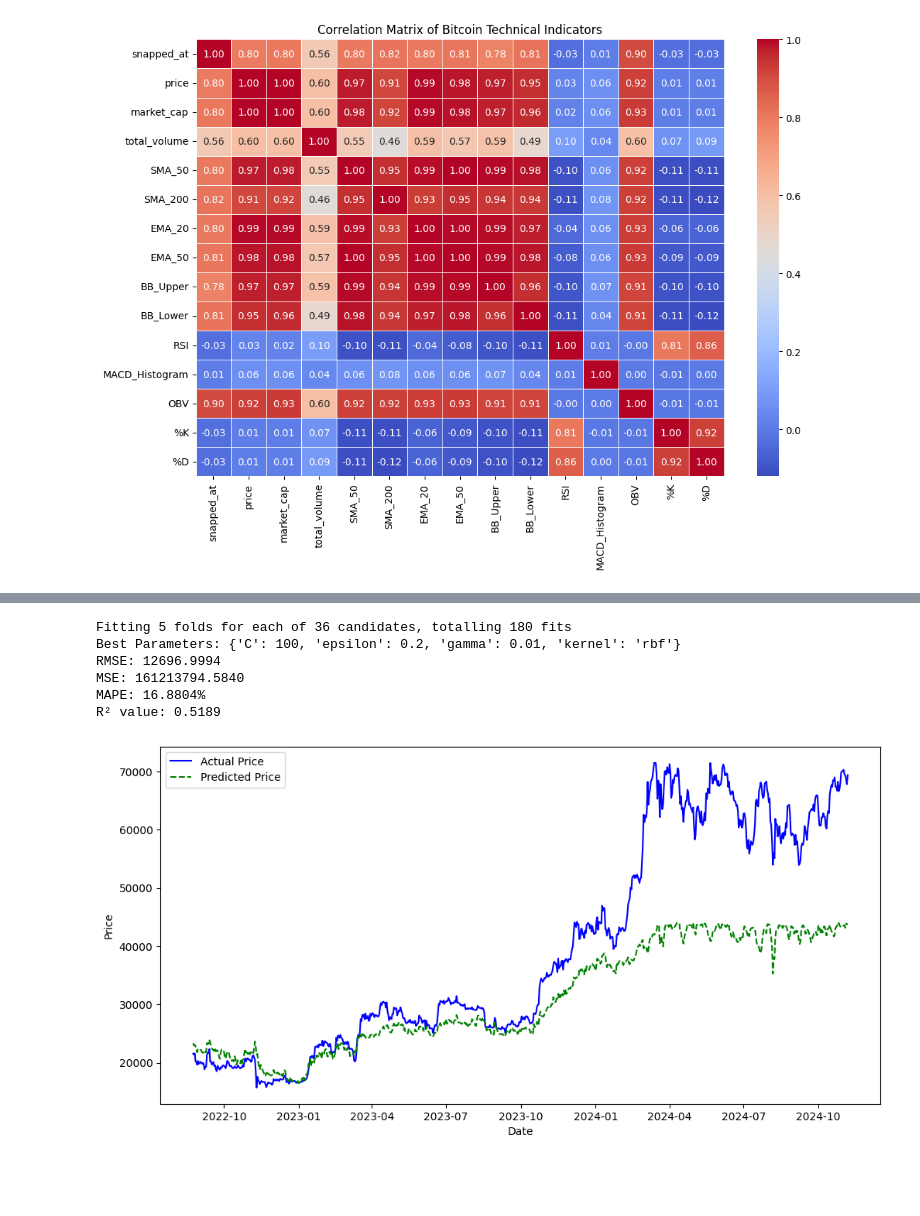
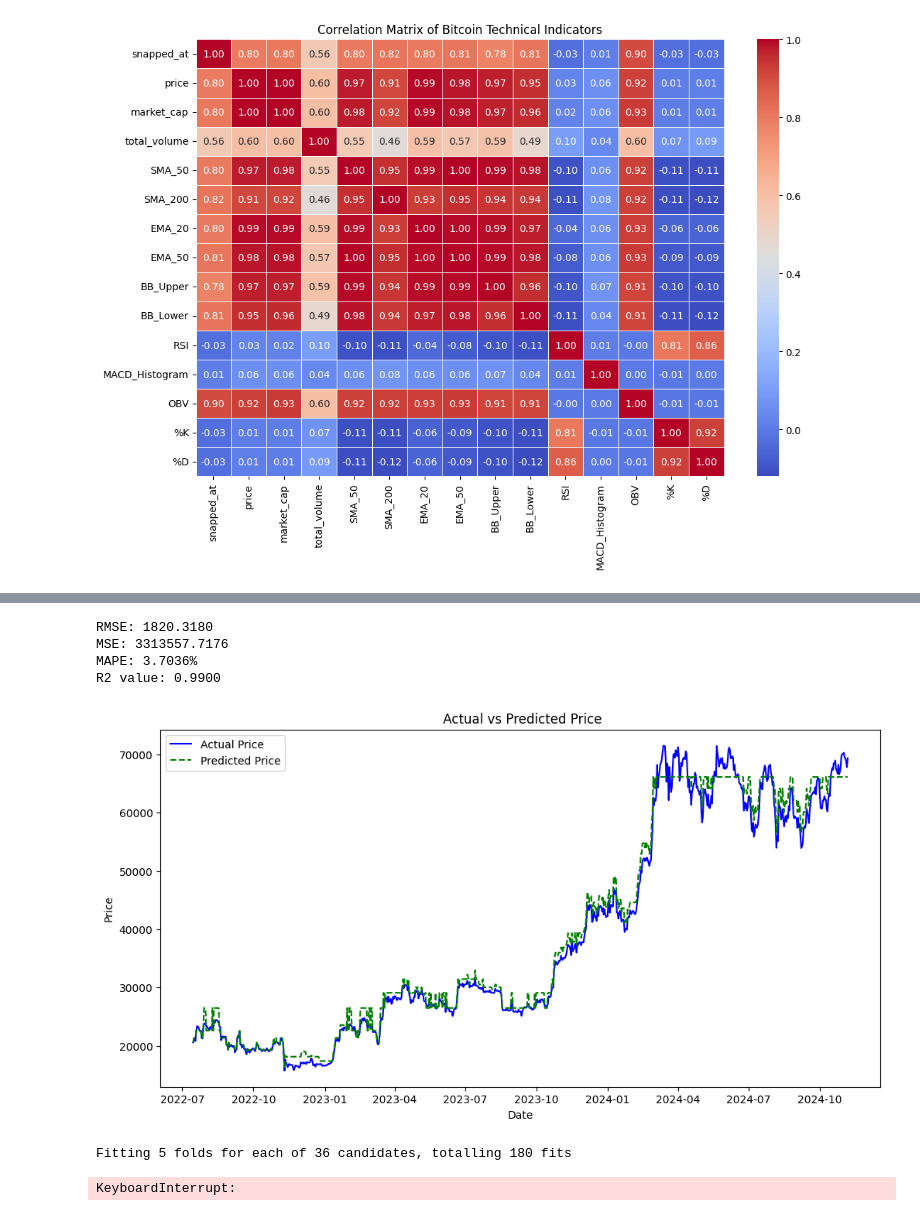
Before and after one commit to SaiTejaBorgam/Data-Science-Project, a Jupyter notebook: Project code.ipynb, the cells around one changed output, grey strips where cells are left out. Cells and saved outputs as stored; diff of their text form; code cells hidden in the pictures; blank space fills up the shorter version.

Commit message:
xgboost and decision trees regressor , changed few splits from regular splits to time series splits to see how it goes and few other modifications

```diff
--- a/Project code.ipynb
+++ b/Project code.ipynb
@@ -483,3 +480,50 @@ plt.show()
+# %%
+import numpy as np
+import pandas as pd
+from sklearn.tree import DecisionTreeRegressor
+
+features = ['market_cap', 'total_volume', 'SMA_50', 'SMA_200', 'EMA_20', 'EMA_50', 'BB_Upper', 'BB_Lower', 'RSI', 'MACD_Histogram', 'OBV', '%K', '%D']
+target = 'price'
+
+X = Bitcoin_TI[features]
+y = Bitcoin_TI[target]
+
+X_train, X_test, y_train, y_test = train_test_split(X, y, test_size=0.2, random_state=42, shuffle=False)
+
+scaler = StandardScaler()
+X_train_scaled = scaler.fit_transform(X_train)
+X_test_scaled = scaler.transform(X_test)
+
+model = DecisionTreeRegressor(max_depth=10, min_samples_split=10, min_samples_leaf=5, random_state=42)
+model.fit(X_train_scaled, y_train)
+
+y_pred = model.predict(X_test_scaled)
+
+mse = mean_squared_error(y_test, y_pred)
+mae = mean_absolute_error(y_test, y_pred)
+r2 = r2_score(y_test, y_pred)
+rmse = np.sqrt(mse)
+mape = np.mean(np.abs((y_test - y_pred) / y_test)) * 100
+
+print(f"RMSE: {rmse:.4f}")
+print(f"MSE: {mse:.4f}")
+print(f"MAPE: {mape:.4f}%")
+print(f"R2 value: {r2:.4f}")
+
+plt.figure(figsize=(12, 6))
+plt.plot(y_test.index, y_test, label="Actual Price", color='blue')
+plt.plot(y_test.index, y_pred, label="Predicted Price", linestyle='--', color='green')
+plt.title(' Actual vs Predicted Price')
+plt.xlabel('Date')
+plt.ylabel('Price')
+plt.legend()
+plt.show()
+# %% [output]
+RMSE: 1820.3180
+MSE: 3313557.7176
+MAPE: 3.7036%
+R2 value: 0.9900
+[figure, added]
 # %%
 from sklearn.model_selection import GridSearchCV
 
@@ -511,14 +555,10 @@ mape = np.mean(np.abs((y_test - y_pred) / y_test)) * 100
 print(f"RMSE: {rmse:.4f}")
 print(f"MSE: {mse:.4f}")
 print(f"MAPE: {mape:.4f}%")
-print(f"R² value: {r2:.4f}")
+print(f"R2 value: {r2:.4f}")
 # %% [output]
 Fitting 5 folds for each of 36 candidates, totalling 180 fits
-Best Parameters: {'C': 100, 'epsilon': 0.2, 'gamma': 0.01, 'kernel': 'rbf'}
-RMSE: 12696.9994
-MSE: 161213794.5840
-MAPE: 16.8804%
-R² value: 0.5189
+KeyboardInterrupt:
 # %%
 plt.figure(figsize=(12, 6))
 plt.plot(y_test.index, y_test, label="Actual Price", color='blue')
@@ -527,5 +567,3 @@ plt.xlabel('Date')
 plt.ylabel('Price')
 plt.legend()
 plt.show()
-# %% [output]
-[figure, removed]
```
Also changed, not shown: parts of 10 cells of this notebook.
